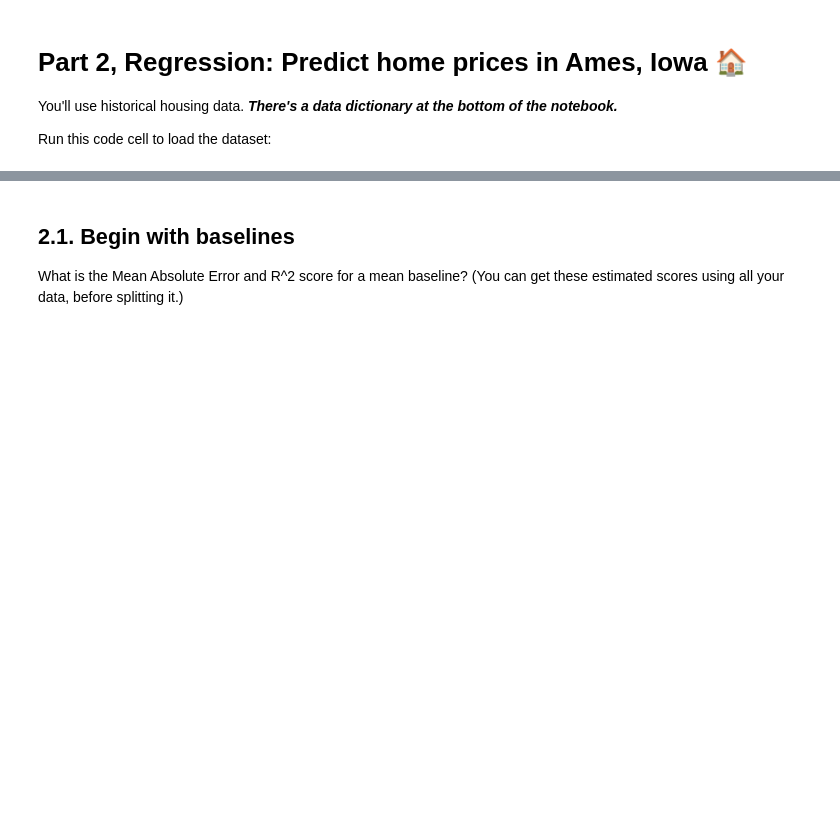
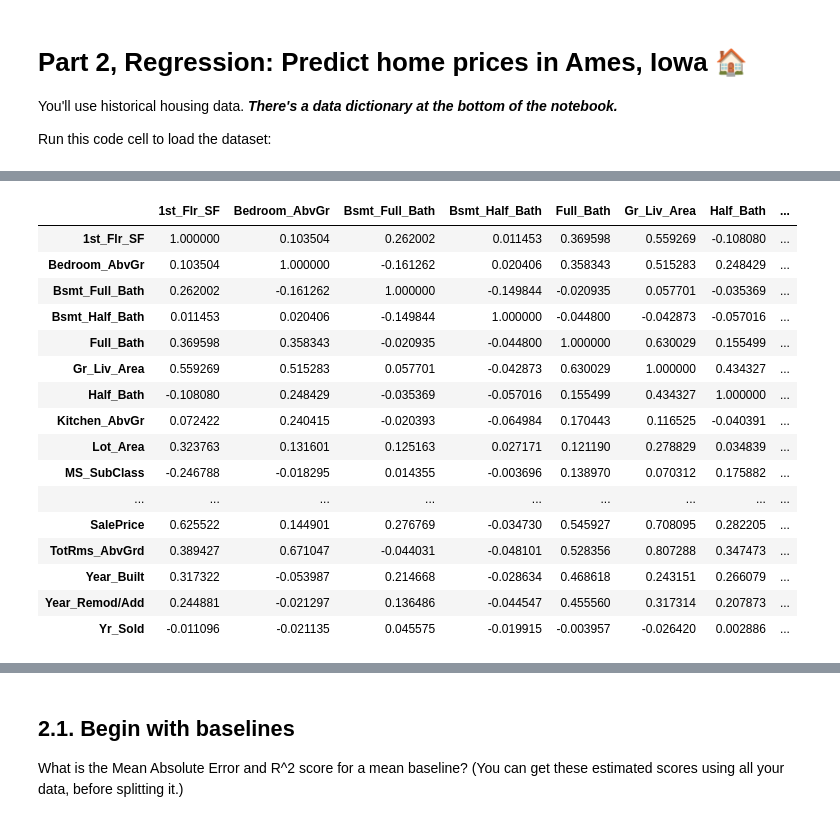
Before and after one commit to JoshuaHaga/DS-Unit-2-Linear-Models, a Jupyter notebook: DS_Sprint_Challenge_5.ipynb, the cells around one changed output, grey strips where cells are left out. Cells and saved outputs as stored; diff of their text form; code cells hidden in the pictures; blank space fills up the shorter version.

```diff
--- a/DS_Sprint_Challenge_5.ipynb
+++ b/DS_Sprint_Challenge_5.ipynb
@@ -253,0 +270,20 @@ assert homes.shape == (2904, 47)
+# %%
+homes_corr
+# %% [output]
+|  | 1st_Flr_SF | Bedroom_AbvGr | Bsmt_Full_Bath | Bsmt_Half_Bath | Full_Bath | Gr_Liv_Area | Half_Bath | ... |
+| 1st_Flr_SF | 1.000000 | 0.103504 | 0.262002 | 0.011453 | 0.369598 | 0.559269 | -0.108080 | ... |
+| Bedroom_AbvGr | 0.103504 | 1.000000 | -0.161262 | 0.020406 | 0.358343 | 0.515283 | 0.248429 | ... |
+| Bsmt_Full_Bath | 0.262002 | -0.161262 | 1.000000 | -0.149844 | -0.020935 | 0.057701 | -0.035369 | ... |
+| Bsmt_Half_Bath | 0.011453 | 0.020406 | -0.149844 | 1.000000 | -0.044800 | -0.042873 | -0.057016 | ... |
+| Full_Bath | 0.369598 | 0.358343 | -0.020935 | -0.044800 | 1.000000 | 0.630029 | 0.155499 | ... |
+| Gr_Liv_Area | 0.559269 | 0.515283 | 0.057701 | -0.042873 | 0.630029 | 1.000000 | 0.434327 | ... |
+| Half_Bath | -0.108080 | 0.248429 | -0.035369 | -0.057016 | 0.155499 | 0.434327 | 1.000000 | ... |
+| Kitchen_AbvGr | 0.072422 | 0.240415 | -0.020393 | -0.064984 | 0.170443 | 0.116525 | -0.040391 | ... |
+| Lot_Area | 0.323763 | 0.131601 | 0.125163 | 0.027171 | 0.121190 | 0.278829 | 0.034839 | ... |
+| MS_SubClass | -0.246788 | -0.018295 | 0.014355 | -0.003696 | 0.138970 | 0.070312 | 0.175882 | ... |
+| ... | ... | ... | ... | ... | ... | ... | ... | ... |
+| SalePrice | 0.625522 | 0.144901 | 0.276769 | -0.034730 | 0.545927 | 0.708095 | 0.282205 | ... |
+| TotRms_AbvGrd | 0.389427 | 0.671047 | -0.044031 | -0.048101 | 0.528356 | 0.807288 | 0.347473 | ... |
+| Year_Built | 0.317322 | -0.053987 | 0.214668 | -0.028634 | 0.468618 | 0.243151 | 0.266079 | ... |
+| Year_Remod/Add | 0.244881 | -0.021297 | 0.136486 | -0.044547 | 0.455560 | 0.317314 | 0.207873 | ... |
+| Yr_Sold | -0.011096 | -0.021135 | 0.045575 | -0.019915 | -0.003957 | -0.026420 | 0.002886 | ... |
```
Also changed, not shown: parts of 11 cells of this notebook.
